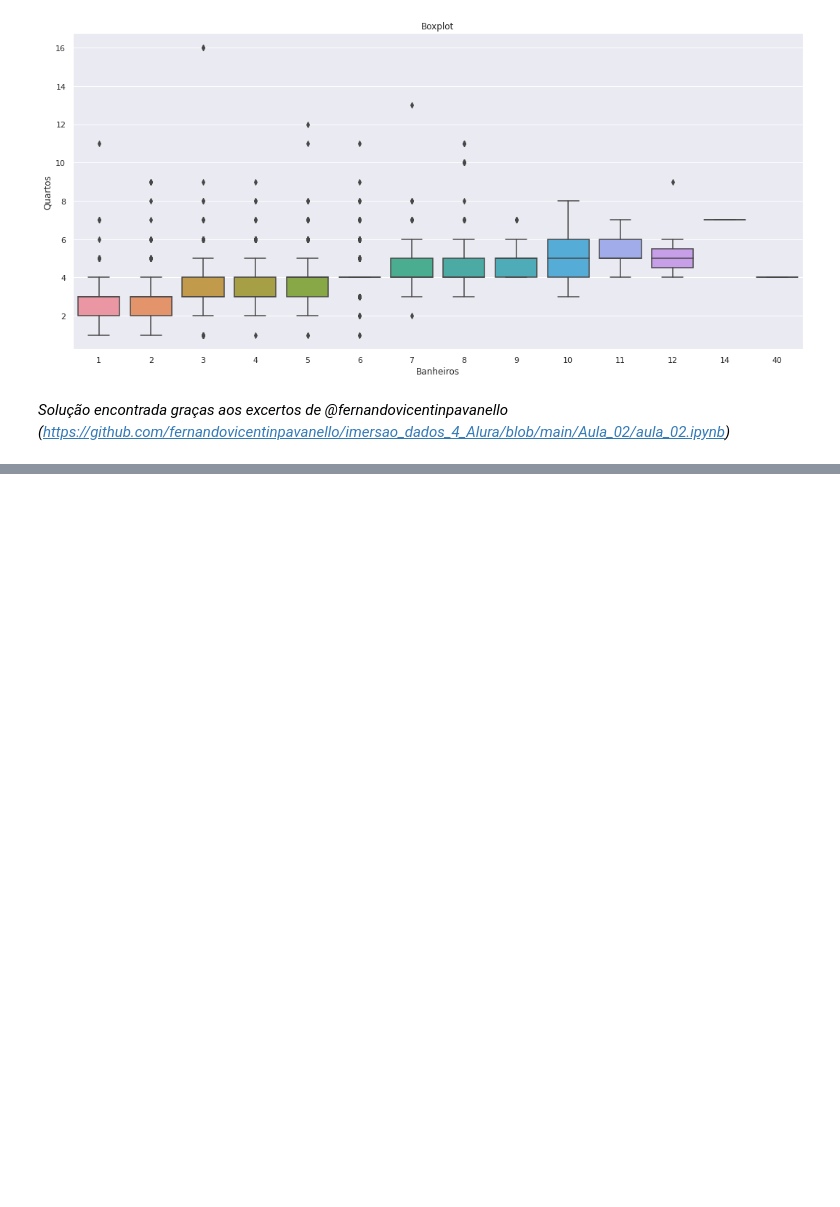
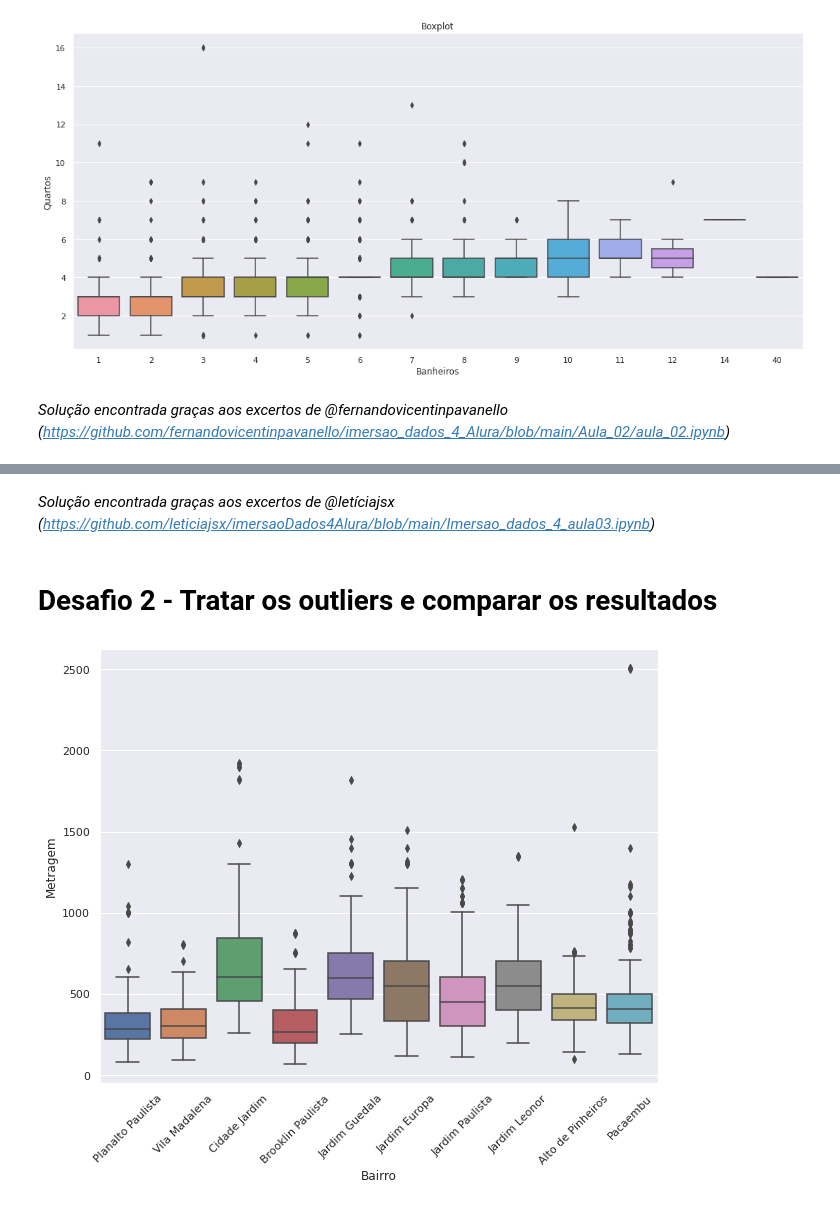
Before and after one commit to MateusJoseAdv/aluraquartaimersao, a Jupyter notebook: Imersão_de_dados_4ª_Edição_Alura.ipynb, the cells around one changed output, grey strips where cells are left out. Cells and saved outputs as stored; diff of their text form; code cells hidden in the pictures; blank space fills up the shorter version.

```diff
--- a/Imersão_de_dados_4ª_Edição_Alura.ipynb
+++ b/Imersão_de_dados_4ª_Edição_Alura.ipynb
@@ -693,0 +954,11 @@ plt.show()
+# %% [markdown]
+*Solução encontrada graças aos excertos de @letíciajsx (https://github.com/leticiajsx/imersaoDados4Alura/blob/main/Imersao_dados_4_aula03.ipynb)*
+# %% [markdown]
+# **Desafio 2 - Tratar os outliers e comparar os resultados**
+# %%
+plt.figure(figsize=(10, 8))
+ax = sns.boxplot(data = dados_vendas.query("Bairro in @top_bairros & Metragem < 30000"), x="Bairro", y="Metragem")
+ax.tick_params(axis='x', rotation=45)
+plt.show()
+# %% [output]
+[figure, added]
```
Also changed, not shown: parts of 41 cells of this notebook.
